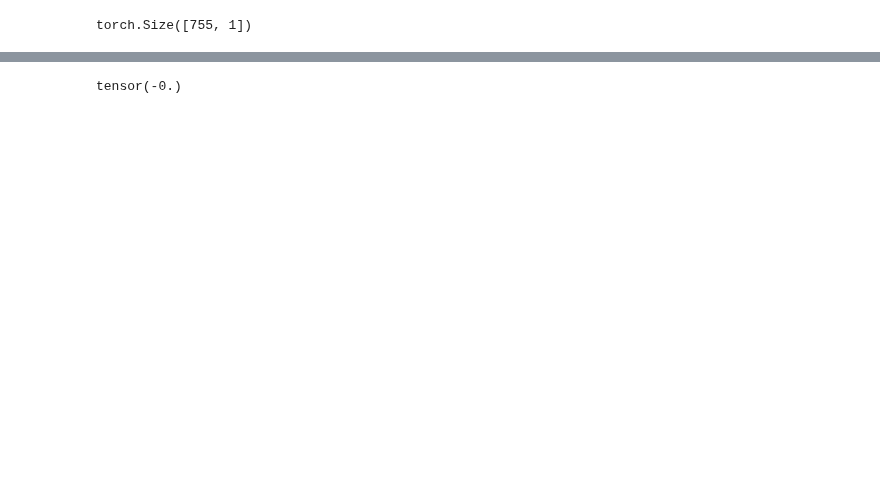
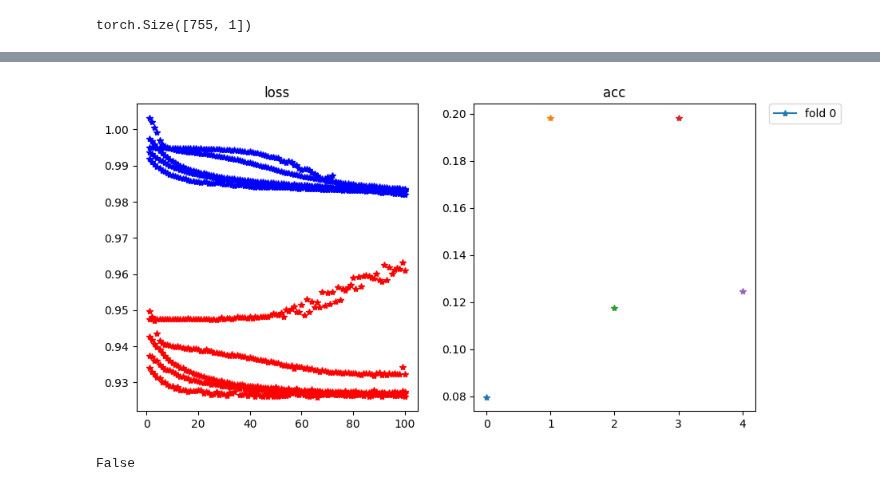
Before and after one commit to cb11711211/pMHC-TCR-binding-prediction, a Jupyter notebook: prediction_model/testing_diverse_model.ipynb, the cells around one changed output, grey strips where cells are left out. Saved outputs shown, nothing was run; the diff lists cells and outputs as text; code cells hidden in the pictures; blank space fills up the shorter version.

Commit message:
classification training

```diff
--- a/prediction_model/testing_diverse_model.ipynb
+++ b/prediction_model/testing_diverse_model.ipynb
@@ -128,31 +129,28 @@ class pMHC_TCR_model(nn.Module):
             out, (hn, cn) = self.lstm(x, (h_0, c_0))
             pred = self.label(out[-1, :, :])
         return pred
-# %%
-def draw_curve(current_epoch):
-    x_epoch = np.arange()
-# %% [output]
-torch.Size([755, 1])
 # %%
 def train(fold, model, device, train_loader, optimizer, epoch):
     model.train()
-    loss_history = []
+    train_loss = 0
     for batch_idx, (data, target) in enumerate(train_loader):
         data, target = data.to(device), target.to(device).float()
         # data, target = data.to(device), target.to(device)
         optimizer.zero_grad()
         output = model(data)
         output = output.view(-1)
-        print(output.shape, target.shape)
+        # print(output.shape, target.shape)
         loss = nn.CrossEntropyLoss()(output, target)
         # loss = F.nll_loss(output, target)
         # loss = F.cross_entropy(output, target)
+        train_loss += loss.item()
         loss.backward()
         optimizer.step()
         if batch_idx % 100 == 0:
             print('Train Fold/Epoch: {}/{} [{}/{} ({:.0f}%)]\tLoss: {:.6f}'.format(
                 fold, epoch, batch_idx * len(data), len(train_loader.dataset),
                 100. * batch_idx / len(train_loader), loss.item()))
+    return train_loss / len(data)
 
 def test(fold, model, device, test_loader):
     model.eval()
@@ -173,9 +171,34 @@ def test(fold, model, device, test_loader):
             correct += pred.eq(target.view_as(pred)).sum().item()
 
     test_loss /= len(test_loader.dataset)
-
     print('Test set for fold {}: Average loss: {:.4f}, Accuracy: {}/{} ({:.0f}%)\
     '.format(fold, test_loss, correct, len(test_loader.dataset),  100. * correct / len(test_loader.dataset)))
+    return test_loss, correct / len(test_loader.dataset)
+# %%
+# not used
+epoch_train_loss = []
+epoch_test_loss = []
+epoch_train_acc = []
+epoch_test_acc = []
+
+x_epoch = []
+
+def draw_curve(current_epoch):
+    x_epoch.append(current_epoch)
+    ax0.plot(x_epoch, epoch_train_loss, 'bo-', label="train")
+    ax0.plot(x_epoch, epoch_test_loss, 'ro-', label="val")
+    ax1.plot(x_epoch, epoch_train_acc, 'bo-', label="train")
+    ax1.plot(x_epoch, epoch_test_acc, 'ro-', label="val")
+    if current_epoch == 0:
+        ax0.legend()
+        ax1.legend()
+    fig.savefig(os.path.join("./lossGraphs", "train.jpg"))
+
+fig = plt.figure()
+ax0 = fig.add_subplot(121, title="loss")
+ax1 = fig.add_subplot(122, title="top1err")
+# %% [output]
+torch.Size([755, 1])
 # %%
 batch_size = 1
 use_whole_data = True
@@ -199,6 +222,13 @@ kf = StratifiedKFold(n_splits=folds, random_state=1234, shuffle=True)
 weights = torch.FloatTensor([1, 9])
 optimizer = optim.Adadelta(model.parameters())
 
+loss_history = []
+acc_history = []
+
+fig, ax = plt.subplots(1, 2, figsize=(10, 5))
+ax[0].set_title("loss")
+ax[1].set_title("acc")
+
 for fold, (train_idx, test_idx) in enumerate(kf.split(TCRData.features, TCRData.labels)):
     print(f"-------------------Fold {fold}-------------------")
     if batch_size == 1:
@@ -219,7 +249,18 @@ for fold, (train_idx, test_idx) in enumerate(kf.split(TCRData.features, TCRData.
 
     model.apply(reset_weights)
 
+    accuracy_history = []
+
     for epoch in range(1, epochs + 1):
-        train(fold, model, device, train_loader, optimizer, epoch)
-        test(fold, model, device, test_loader)
+        train_losses = train(fold, model, device, train_loader, optimizer, epoch)
+        test_losses, correctness = test(fold, model, device, test_loader)
+        accuracy_history.append(correctness)
+        ax[0].plot(epoch, train_losses, 'b*-')
+        ax[0].plot(epoch, test_losses, 'r*-')
+        # plt.plot(epoch, train_losses, 'b*-')
+        # plt.plot(epoch, test_losses, 'r*-')
+        if fold==1 and epoch == 1:
+            plt.legend(bbox_to_anchor=(1.05, 1), loc=2, borderaxespad=0.)
+        # plt.savefig(os.path.join("./lossGraphs", "train.jpg"))
+    ax[1].plot(fold, np.mean(accuracy_history), '*-', label=f"fold {fold}")
 # %% [output]
@@ -243,9 +284,11 @@ Test set for fold 4: Average loss: 0.9267, Accuracy: 175/886 (20%)
+[figure, added]
 # %%
 # F.nll_loss(torch.tensor([-0.1]), torch.tensor([1]))
 # torch.tensor([-22]).sigmoid()
-nn.CrossEntropyLoss()(torch.tensor([-1.]), torch.tensor([1.]))
+# nn.CrossEntropyLoss()(torch.tensor([-1.]), torch.tensor([1.]))
+True & False
 # %% [output]
-tensor(-0.)
+False
 # %%
 # plot the loss curve
 
```
Also changed, not shown: parts of 5 cells of this notebook.
